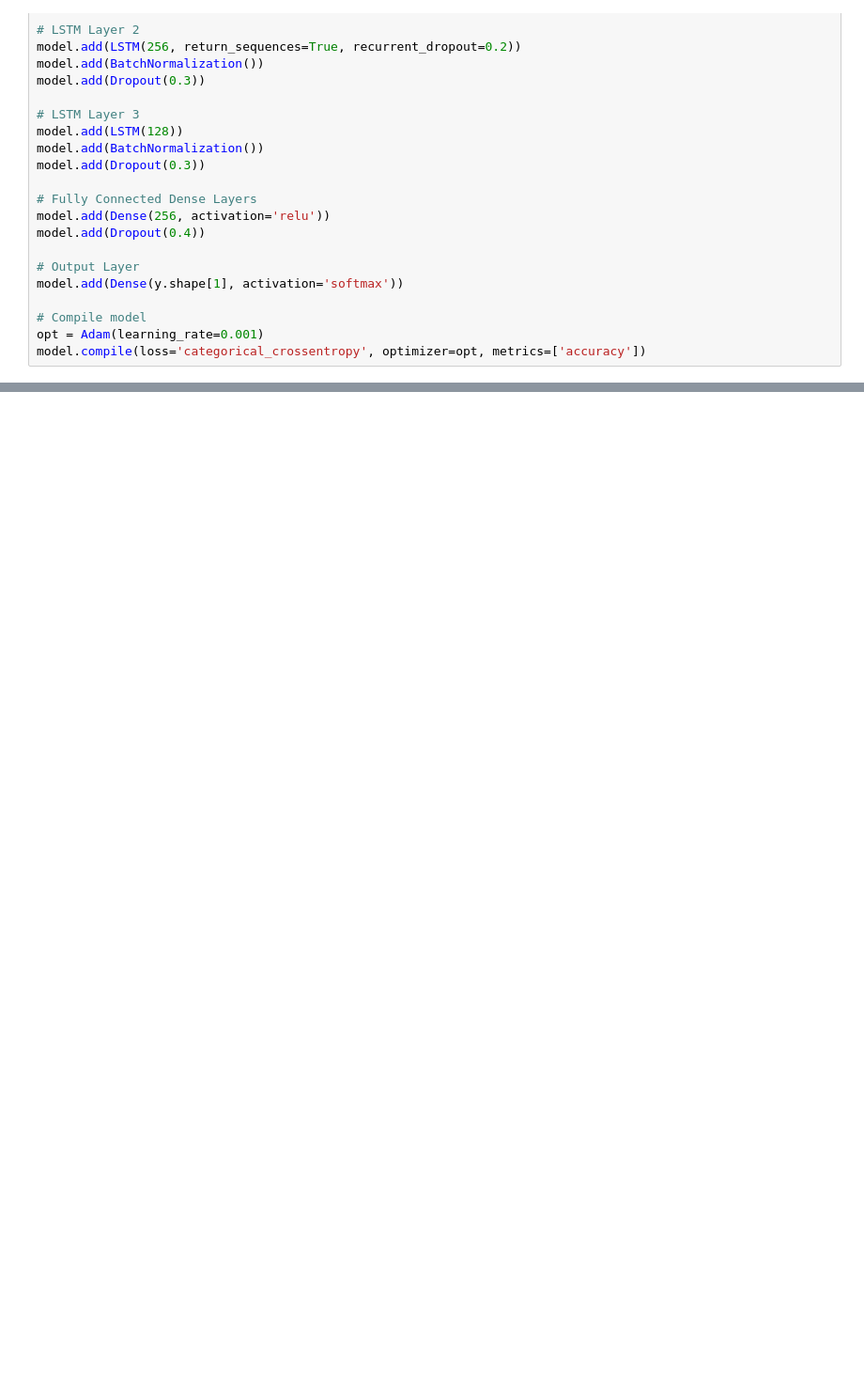
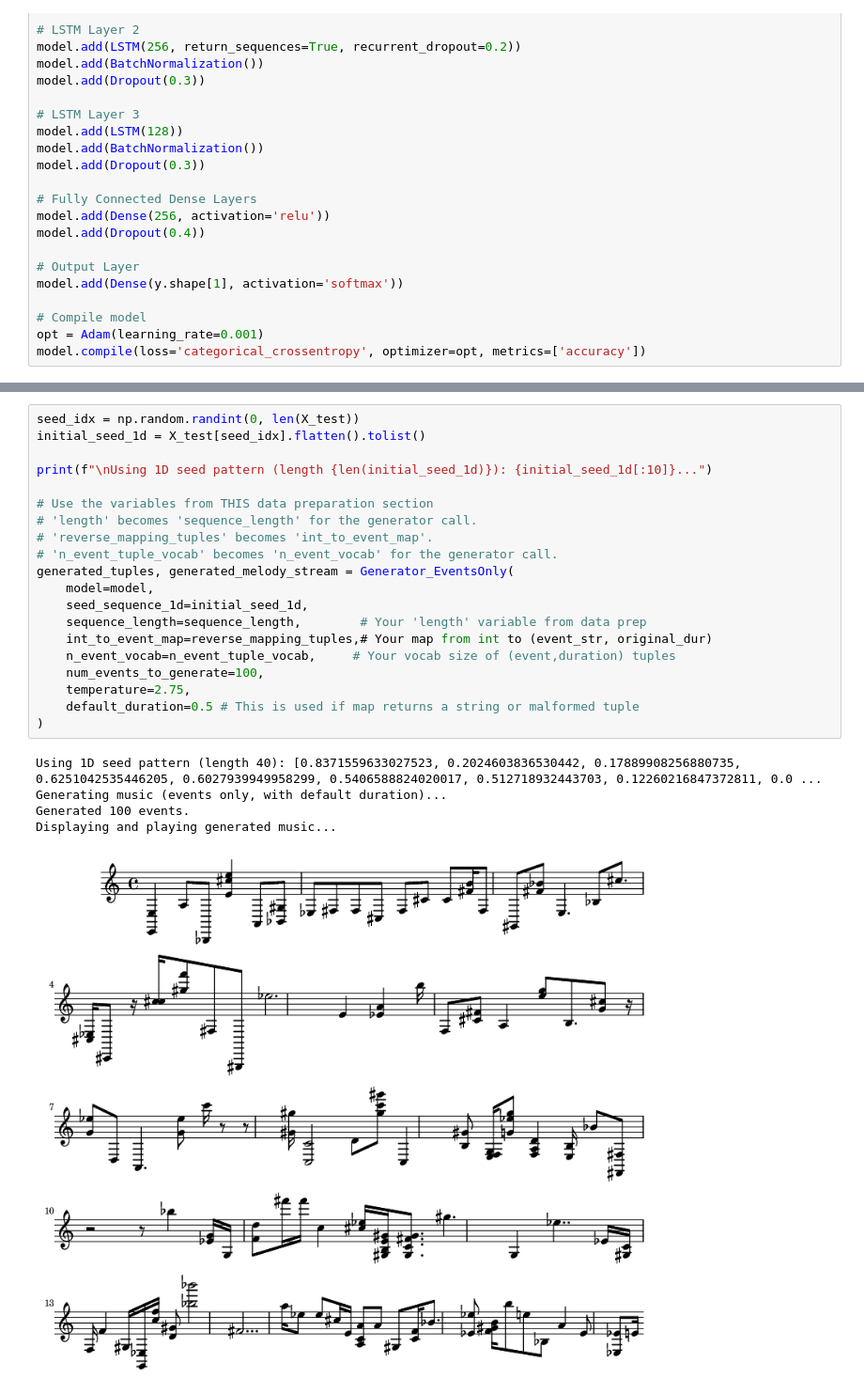
Before and after one commit to dquangucsd/Lab2_Starter, a Jupyter notebook: task1.ipynb, the cells around one changed output, grey strips where cells are left out. Shown at 94% size. Drawn from its saved outputs; the diff is of its cells as text; blank space fills up the shorter version.

```diff
--- a/task1.ipynb
+++ b/task1.ipynb
@@ -979,0 +991,26 @@ KeyboardInterrupt:
+# %%
+seed_idx = np.random.randint(0, len(X_test))
+initial_seed_1d = X_test[seed_idx].flatten().tolist()
+
+print(f"\nUsing 1D seed pattern (length {len(initial_seed_1d)}): {initial_seed_1d[:10]}...")
+
+# Use the variables from THIS data preparation section
+# 'length' becomes 'sequence_length' for the generator call.
+# 'reverse_mapping_tuples' becomes 'int_to_event_map'.
+# 'n_event_tuple_vocab' becomes 'n_event_vocab' for the generator call.
+generated_tuples, generated_melody_stream = Generator_EventsOnly(
+    model=model,
+    seed_sequence_1d=initial_seed_1d,
+    sequence_length=sequence_length,        # Your 'length' variable from data prep
+    int_to_event_map=reverse_mapping_tuples,# Your map from int to (event_str, original_dur)
+    n_event_vocab=n_event_tuple_vocab,     # Your vocab size of (event,duration) tuples
+    num_events_to_generate=100,
+    temperature=2.75,
+    default_duration=0.5 # This is used if map returns a string or malformed tuple
+)
+# %% [output]
+Using 1D seed pattern (length 40): [0.8371559633027523, 0.2024603836530442, 0.17889908256880735, 0.6251042535446205, 0.6027939949958299, 0.5406588824020017, 0.512718932443703, 0.12260216847372811, 0.0 ...
+Generating music (events only, with default duration)...
+Generated 100 events.
+Displaying and playing generated music...
+[figure, added]
```
Also changed, not shown: parts of 45 cells of this notebook.
